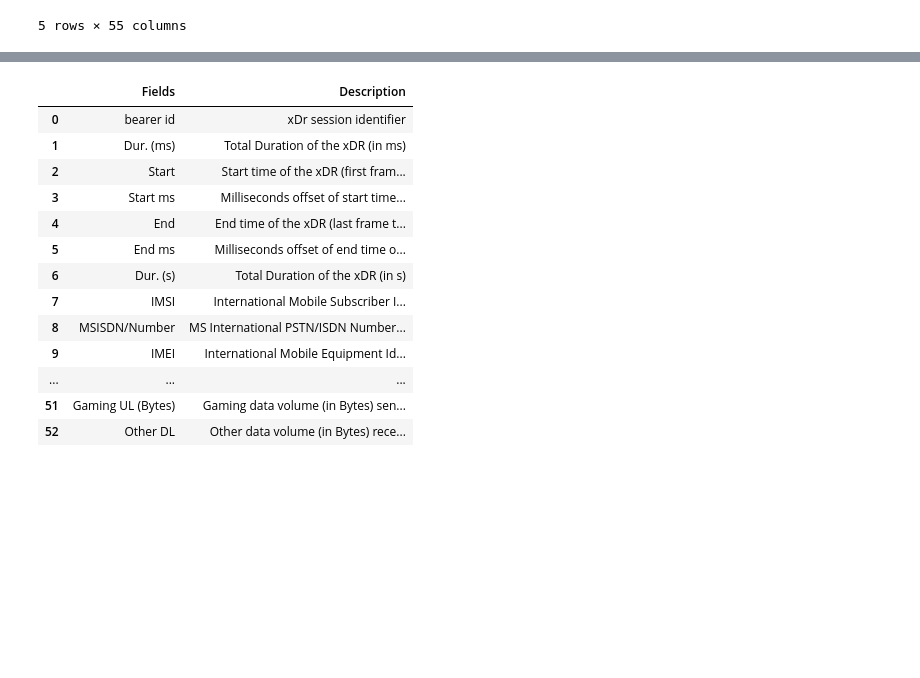
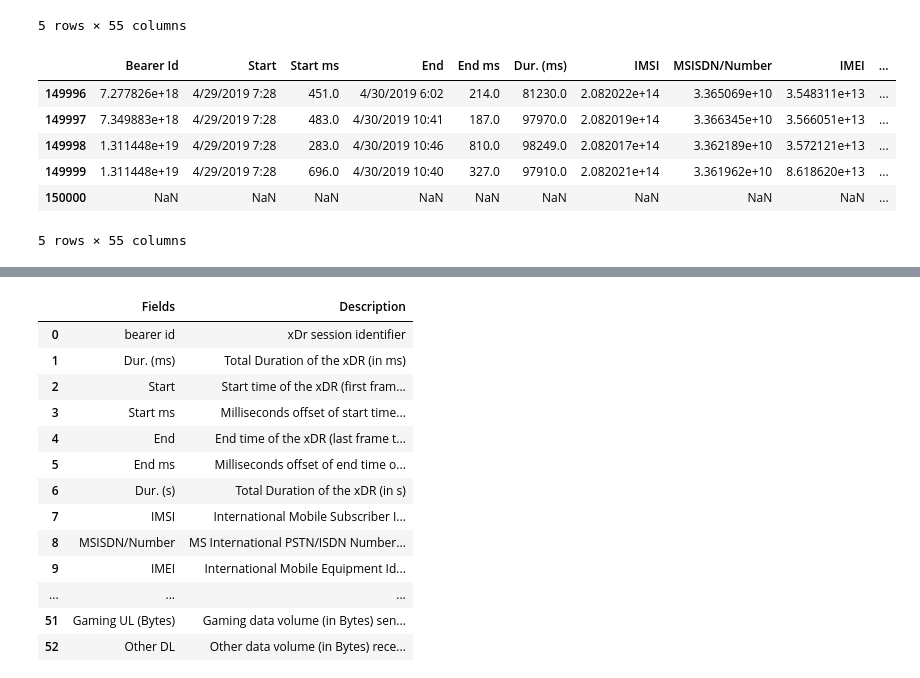
Before and after one commit to gezish/TellCo-UserDataAnalytics, a Jupyter notebook: notebooks/data_pre-processing.ipynb, the cells around one changed output, grey strips where cells are left out. Cells and saved outputs as stored; diff of their text form; code cells hidden in the pictures; blank space fills up the shorter version.

Commit message:
missed column

```diff
--- a/notebooks/data_pre-processing.ipynb
+++ b/notebooks/data_pre-processing.ipynb
@@ -26,3 +26,13 @@ raw_data.head()
 | 3 | 1.311448e+19 | 4/10/2019 0:31 | 486.0 | 4/25/2019 7:36 | 171.0 | 1321509.0 | 2.082014e+14 | 3.375034e+10 | 3.535661e+13 | ... |
 | 4 | 1.311448e+19 | 4/12/2019 20:10 | 565.0 | 4/25/2019 10:40 | 954.0 | 1089009.0 | 2.082014e+14 | 3.369980e+10 | 3.540701e+13 | ... |
 5 rows × 55 columns
+# %%
+raw_data.tail()
+# %% [output]
+|  | Bearer Id | Start | Start ms | End | End ms | Dur. (ms) | IMSI | MSISDN/Number | IMEI | ... |
+| 149996 | 7.277826e+18 | 4/29/2019 7:28 | 451.0 | 4/30/2019 6:02 | 214.0 | 81230.0 | 2.082022e+14 | 3.365069e+10 | 3.548311e+13 | ... |
+| 149997 | 7.349883e+18 | 4/29/2019 7:28 | 483.0 | 4/30/2019 10:41 | 187.0 | 97970.0 | 2.082019e+14 | 3.366345e+10 | 3.566051e+13 | ... |
+| 149998 | 1.311448e+19 | 4/29/2019 7:28 | 283.0 | 4/30/2019 10:46 | 810.0 | 98249.0 | 2.082017e+14 | 3.362189e+10 | 3.572121e+13 | ... |
+| 149999 | 1.311448e+19 | 4/29/2019 7:28 | 696.0 | 4/30/2019 10:40 | 327.0 | 97910.0 | 2.082021e+14 | 3.361962e+10 | 8.618620e+13 | ... |
+| 150000 | NaN | NaN | NaN | NaN | NaN | NaN | NaN | NaN | NaN | ... |
+5 rows × 55 columns
```
Also changed, not shown: parts of 3 cells of this notebook.
